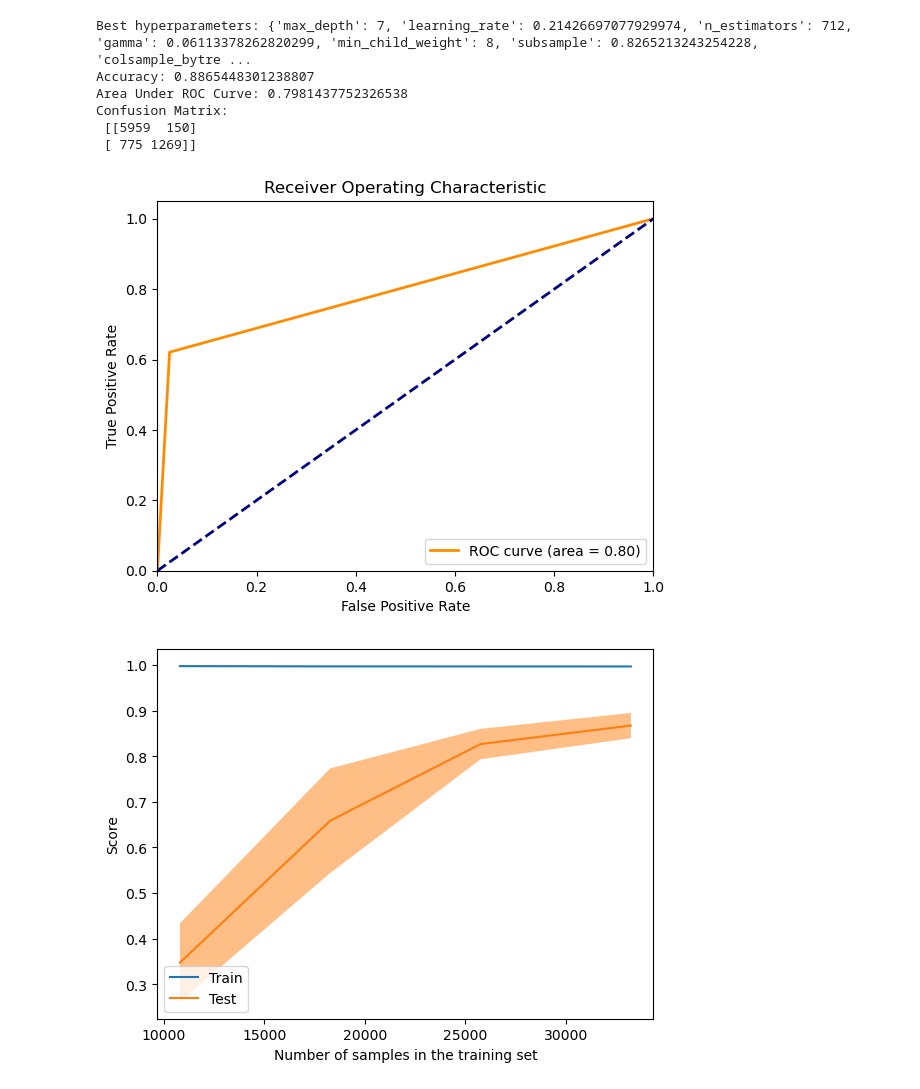
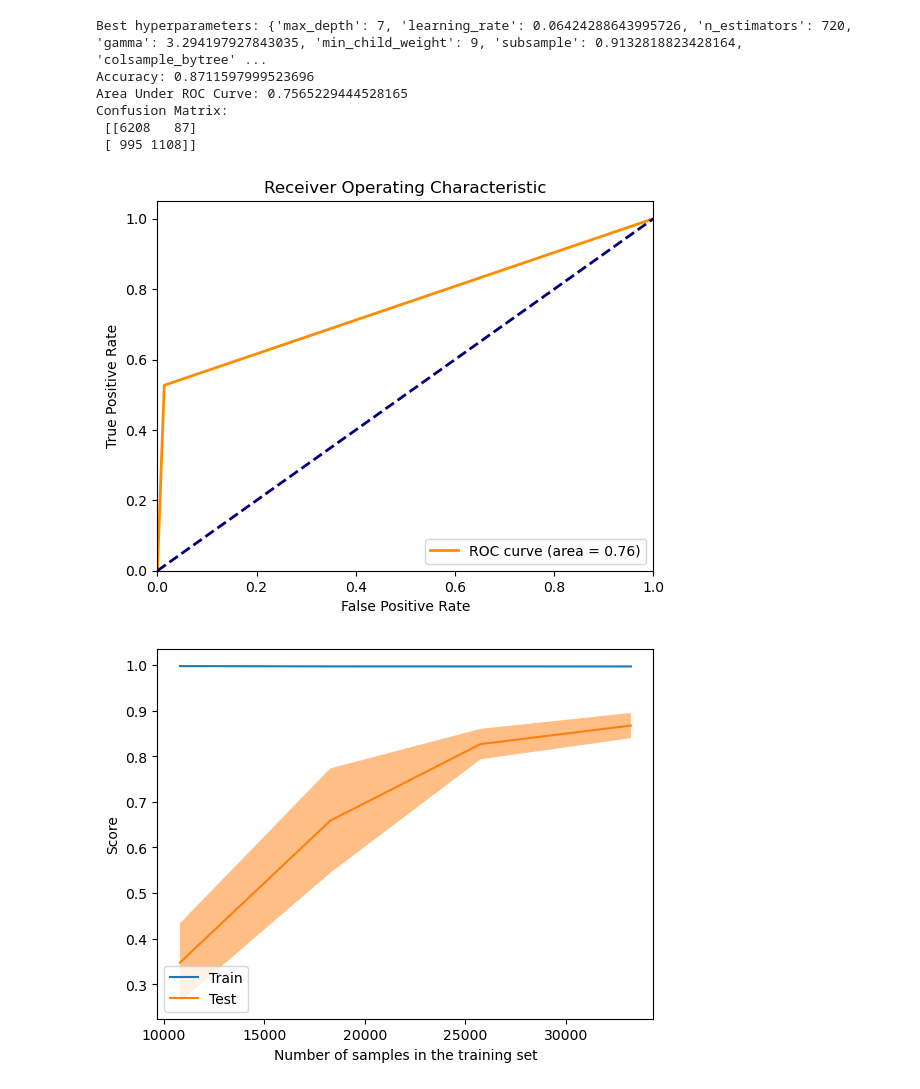
Before and after one commit to Pablo-CanoCarciofa/Enzyme-Specificity, a Jupyter notebook: Code/Prediction.ipynb, the cells around one changed output. Drawn from its saved outputs; the diff is of its cells as text; code cells hidden in the pictures.

```diff
--- a/Code/Prediction.ipynb
+++ b/Code/Prediction.ipynb
@@ -33,0 +13,3 @@ X_train_esm2, y_train_esm2, X_test_esm2, y_test_esm2 = data.train_test('ESM2', '
+# %%
+data_esm1b = Dataset(balanced_df)
+data_esm1b.train_test('ESM1b', 'fingerprint', 0.8)
@@ -34,11 +19,11 @@ X_train_esm2, y_train_esm2, X_test_esm2, y_test_esm2 = data.train_test('ESM2', '
 # %%
-model = Model(X_train_esm1b, y_train_esm1b, X_test_esm1b, y_test_esm1b)
+model = Model(data_esm1b)
 model.evaluate(model_name = 'xgb', tune = True, n_trials = 20)
 # %% [output]
-Best hyperparameters: {'max_depth': 7, 'learning_rate': 0.21426697077929974, 'n_estimators': 712, 'gamma': 0.06113378262820299, 'min_child_weight': 8, 'subsample': 0.8265213243254228, 'colsample_bytre ...
-Accuracy: 0.8865448301238807
-Area Under ROC Curve: 0.7981437752326538
+Best hyperparameters: {'max_depth': 7, 'learning_rate': 0.06424288643995726, 'n_estimators': 720, 'gamma': 3.294197927843035, 'min_child_weight': 9, 'subsample': 0.9132818823428164, 'colsample_bytree' ...
+Accuracy: 0.8711597999523696
+Area Under ROC Curve: 0.7565229444528165
 Confusion Matrix:
- [[5959  150]
- [ 775 1269]]
+ [[6208   87]
+ [ 995 1108]]
-[figure, old version]
+[figure, new version]
```
Also changed, not shown: parts of 12 cells of this notebook, 2 other files.
